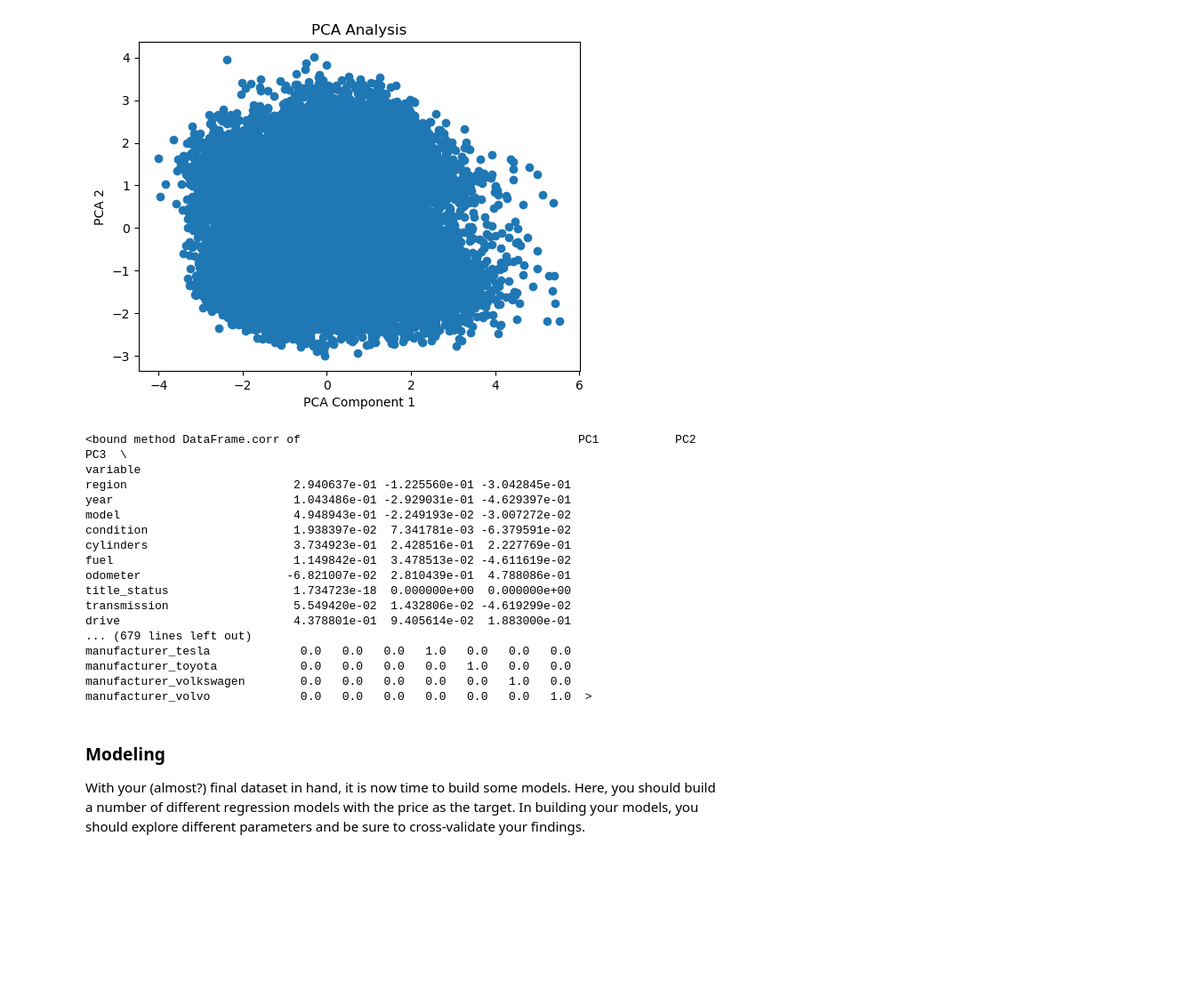
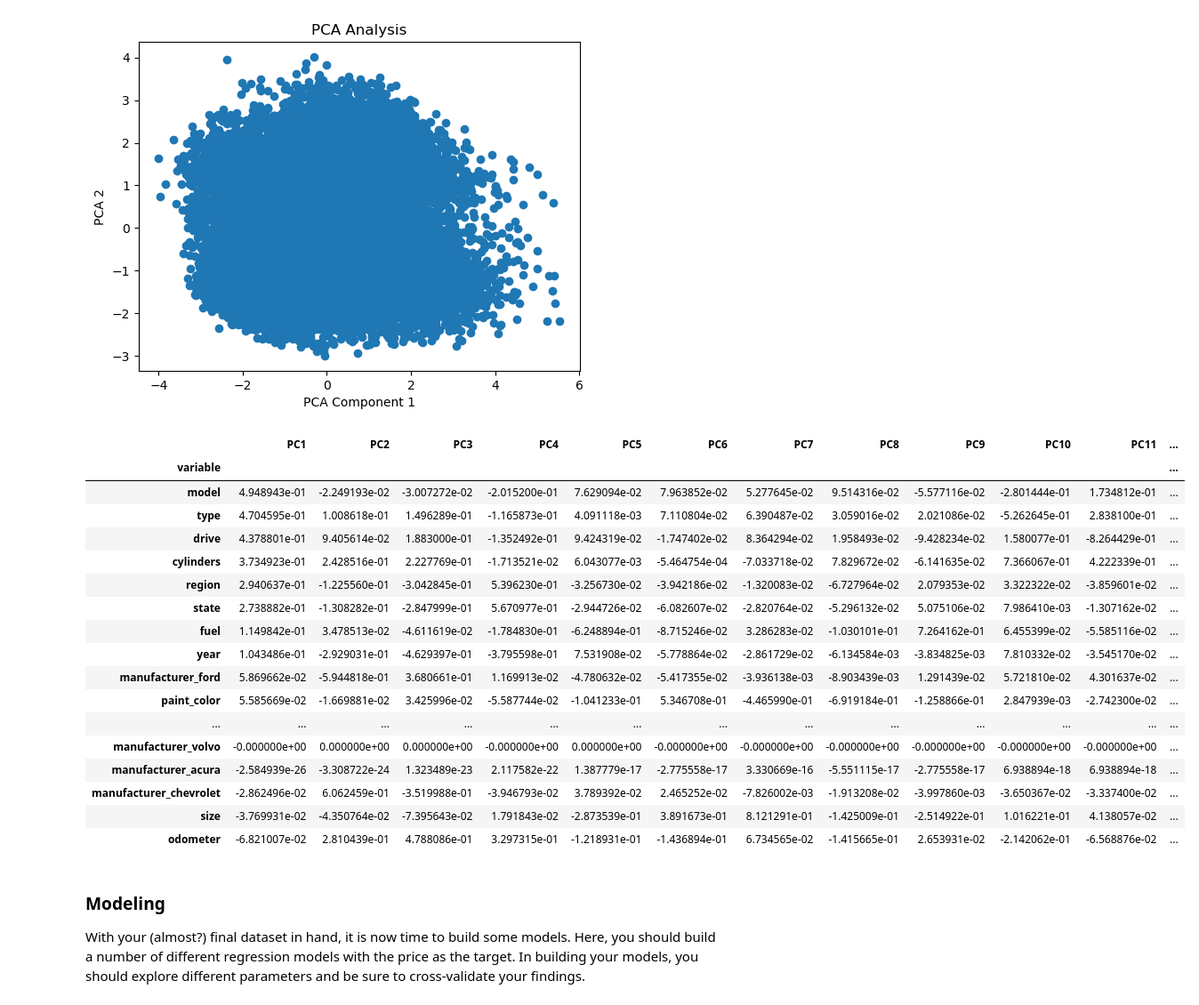
Before and after one commit to mohangunturu/whatdrivesvalueofcar, a Jupyter notebook: prompt_II.ipynb, the cells around one changed output. Shown: that part at 89% size. Cells and saved outputs as stored; diff of their text form; code cells hidden in the pictures; blank space fills up the shorter version.

```diff
--- a/prompt_II.ipynb
+++ b/prompt_II.ipynb
@@ -375,31 +375,32 @@ plt.show()
 # %%
 loadings = pca.components_
 num_pc = pca.n_features_
 pc_list = ["PC"+str(i) for i in list(range(1, num_pc+1))]
 loadings_df = pd.DataFrame.from_dict(dict(zip(pc_list, loadings)))
 finaldata.columns.values
 loadings_df['variable'] = X_train.columns.values
 loadings_df = loadings_df.set_index('variable')
 loadings_df
-loadings_df.corr
+loadings_df.sort_values(by=['PC1'],ascending=False)
 # %% [output]
-<bound method DataFrame.corr of                                        PC1           PC2           PC3  \
-variable
-region                        2.940637e-01 -1.225560e-01 -3.042845e-01
-year                          1.043486e-01 -2.929031e-01 -4.629397e-01
-model                         4.948943e-01 -2.249193e-02 -3.007272e-02
-condition                     1.938397e-02  7.341781e-03 -6.379591e-02
-cylinders                     3.734923e-01  2.428516e-01  2.227769e-01
-fuel                          1.149842e-01  3.478513e-02 -4.611619e-02
-odometer                     -6.821007e-02  2.810439e-01  4.788086e-01
-title_status                  1.734723e-18  0.000000e+00  0.000000e+00
-transmission                  5.549420e-02  1.432806e-02 -4.619299e-02
-drive                         4.378801e-01  9.405614e-02  1.883000e-01
-... (679 lines left out)
-manufacturer_tesla             0.0   0.0   0.0   1.0   0.0   0.0   0.0
-manufacturer_toyota            0.0   0.0   0.0   0.0   1.0   0.0   0.0
-manufacturer_volkswagen        0.0   0.0   0.0   0.0   0.0   1.0   0.0
-manufacturer_volvo             0.0   0.0   0.0   0.0   0.0   0.0   1.0  >
+|  | PC1 | PC2 | PC3 | PC4 | PC5 | PC6 | PC7 | PC8 | PC9 | PC10 | PC11 | ... |
+| variable |  |  |  |  |  |  |  |  |  |  |  | ... |
+| model | 4.948943e-01 | -2.249193e-02 | -3.007272e-02 | -2.015200e-01 | 7.629094e-02 | 7.963852e-02 | 5.277645e-02 | 9.514316e-02 | -5.577116e-02 | -2.801444e-01 | 1.734812e-01 | ... |
+| type | 4.704595e-01 | 1.008618e-01 | 1.496289e-01 | -1.165873e-01 | 4.091118e-03 | 7.110804e-02 | 6.390487e-02 | 3.059016e-02 | 2.021086e-02 | -5.262645e-01 | 2.838100e-01 | ... |
+| drive | 4.378801e-01 | 9.405614e-02 | 1.883000e-01 | -1.352492e-01 | 9.424319e-02 | -1.747402e-02 | 8.364294e-02 | 1.958493e-02 | -9.428234e-02 | 1.580077e-01 | -8.264429e-01 | ... |
+| cylinders | 3.734923e-01 | 2.428516e-01 | 2.227769e-01 | -1.713521e-02 | 6.043077e-03 | -5.464754e-04 | -7.033718e-02 | 7.829672e-02 | -6.141635e-02 | 7.366067e-01 | 4.222339e-01 | ... |
+| region | 2.940637e-01 | -1.225560e-01 | -3.042845e-01 | 5.396230e-01 | -3.256730e-02 | -3.942186e-02 | -1.320083e-02 | -6.727964e-02 | 2.079353e-02 | 3.322322e-02 | -3.859601e-02 | ... |
+| state | 2.738882e-01 | -1.308282e-01 | -2.847999e-01 | 5.670977e-01 | -2.944726e-02 | -6.082607e-02 | -2.820764e-02 | -5.296132e-02 | 5.075106e-02 | 7.986410e-03 | -1.307162e-02 | ... |
+| fuel | 1.149842e-01 | 3.478513e-02 | -4.611619e-02 | -1.784830e-01 | -6.248894e-01 | -8.715246e-02 | 3.286283e-02 | -1.030101e-01 | 7.264162e-01 | 6.455399e-02 | -5.585116e-02 | ... |
+| year | 1.043486e-01 | -2.929031e-01 | -4.629397e-01 | -3.795598e-01 | 7.531908e-02 | -5.778864e-02 | -2.861729e-02 | -6.134584e-03 | -3.834825e-03 | 7.810332e-02 | -3.545170e-02 | ... |
+| manufacturer_ford | 5.869662e-02 | -5.944818e-01 | 3.680661e-01 | 1.169913e-02 | -4.780632e-02 | -5.417355e-02 | -3.936138e-03 | -8.903439e-03 | 1.291439e-02 | 5.721810e-02 | 4.301637e-02 | ... |
+| paint_color | 5.585669e-02 | -1.669881e-02 | 3.425996e-02 | -5.587744e-02 | -1.041233e-01 | 5.346708e-01 | -4.465990e-01 | -6.919184e-01 | -1.258866e-01 | 2.847939e-03 | -2.742300e-02 | ... |
+| ... | ... | ... | ... | ... | ... | ... | ... | ... | ... | ... | ... | ... |
+| manufacturer_volvo | -0.000000e+00 | 0.000000e+00 | 0.000000e+00 | -0.000000e+00 | 0.000000e+00 | -0.000000e+00 | -0.000000e+00 | -0.000000e+00 | -0.000000e+00 | -0.000000e+00 | -0.000000e+00 | ... |
+| manufacturer_acura | -2.584939e-26 | -3.308722e-24 | 1.323489e-23 | 2.117582e-22 | 1.387779e-17 | -2.775558e-17 | 3.330669e-16 | -5.551115e-17 | -2.775558e-17 | 6.938894e-18 | 6.938894e-18 | ... |
+| manufacturer_chevrolet | -2.862496e-02 | 6.062459e-01 | -3.519988e-01 | -3.946793e-02 | 3.789392e-02 | 2.465252e-02 | -7.826002e-03 | -1.913208e-02 | -3.997860e-03 | -3.650367e-02 | -3.337400e-02 | ... |
+| size | -3.769931e-02 | -4.350764e-02 | -7.395643e-02 | 1.791843e-02 | -2.873539e-01 | 3.891673e-01 | 8.121291e-01 | -1.425009e-01 | -2.514922e-01 | 1.016221e-01 | 4.138057e-02 | ... |
+| odometer | -6.821007e-02 | 2.810439e-01 | 4.788086e-01 | 3.297315e-01 | -1.218931e-01 | -1.436894e-01 | 6.734565e-02 | -1.415665e-01 | 2.653931e-02 | -2.142062e-01 | -6.568876e-02 | ... |
 # %% [markdown]
 ### Modeling
 
```
Also changed, not shown: parts of 5 cells of this notebook, 1 other file.
